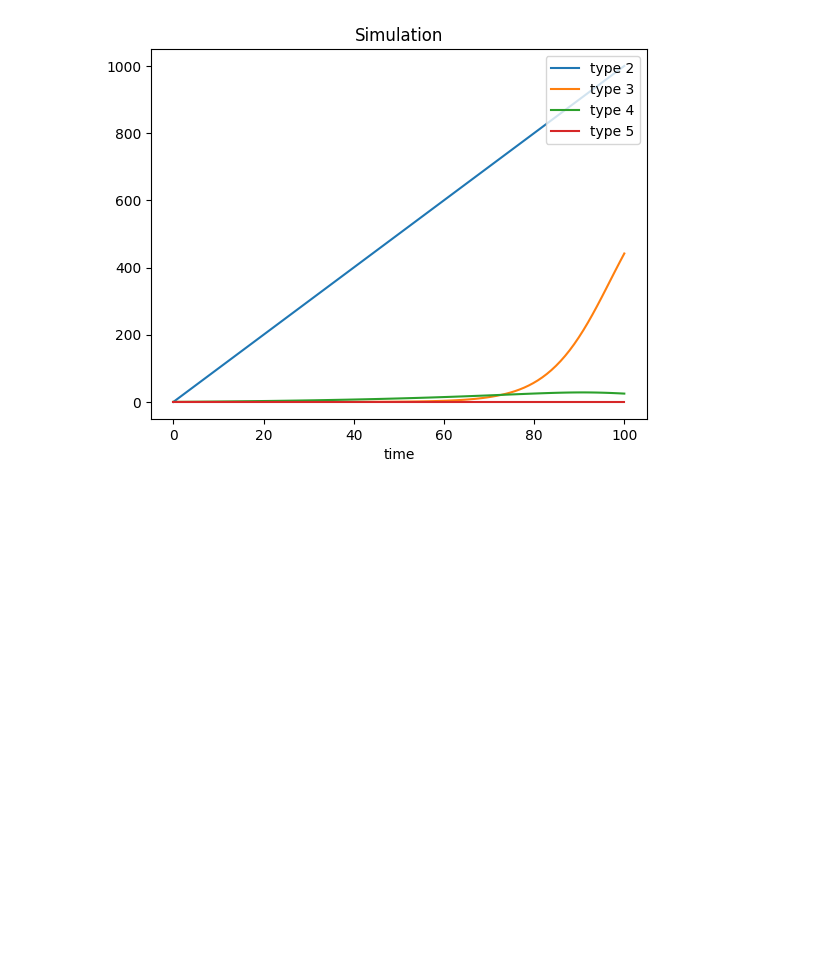
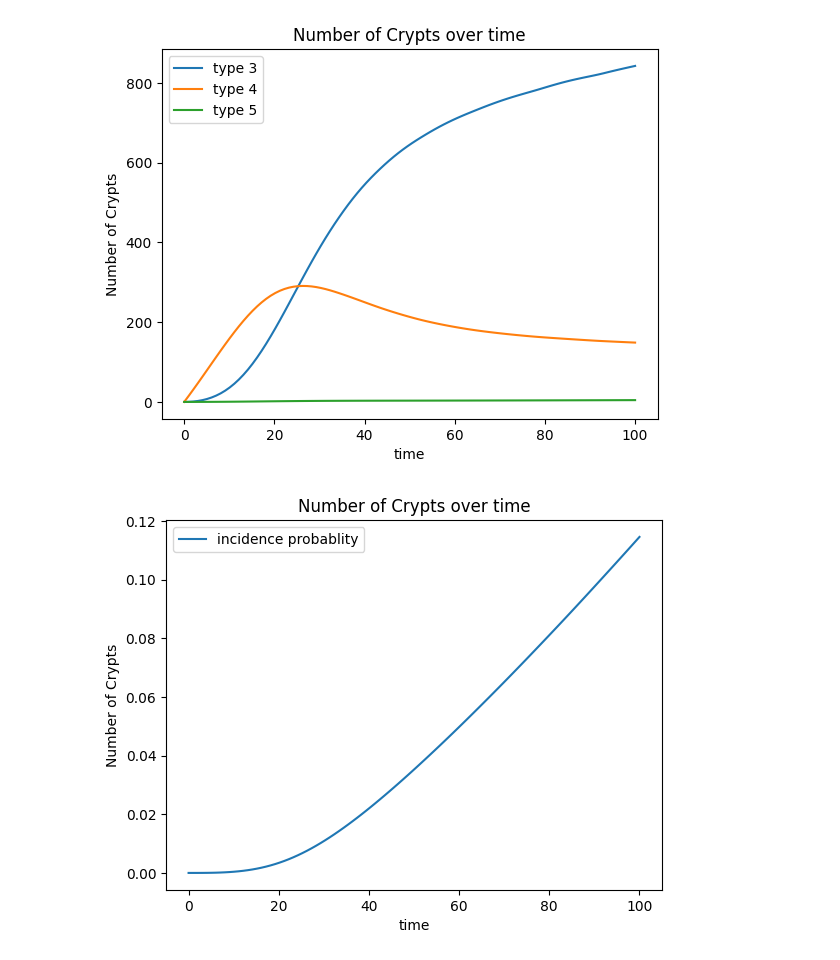
Before and after one commit to ivanygao/UW_AMATH422-522_AspirinColorectalCancer, a Jupyter notebook: sensitivity.ipynb, the cells around one changed output. Saved outputs shown, nothing was run; the diff lists cells and outputs as text; code cells hidden in the pictures; blank space fills up the shorter version.

```diff
--- a/sensitivity.ipynb
+++ b/sensitivity.ipynb
@@ -14,44 +14,55 @@ def sortEig(A):
     v_sorted = v[:, idx]
     return l_sorted, v_sorted
 
-def ode_system(t, y, R12, R14, R23, R25, R36, R45, R56, KA, KR, gamma3, gamma4, gamma5, delta):
-    n1, n2, n3, n4, n5, P = y
+def ode_system(t, y, R12, R14, R23, R25, R36, R45, R56, KA, KR, gamma3, gamma4, gamma5, delta, damp1 = 1, damp2 = 1, damp3 = 1, damp4 = 1, damp5 = 1, damp6 = 1):
+    n1, n2, n3, n4, n5, P = y * [damp1, damp2, damp3, damp4, damp5, damp6]
     sum_n345 = n3 + n4 + n5
     CC_A = 1 - sum_n345 / KA
     CC_R = 1 - sum_n345 / KR
     dn1dt = - (R12 + R14)*n1
-    dn2dt = R23*n1 - (R23 + R25)*n2
+    dn2dt = R12*n1 - (R23 + R25)*n2
     dn3dt = R23*n2 - R36*n3 + gamma3*n3*CC_A - delta*n3
     dn4dt = R14*n1 - R45*n4 + gamma4*n4*CC_R - delta*n4
-    dn5dt = R25*n2 - R45*n4 - R56*n5 + gamma5*n5*CC_R - delta*n5
+    dn5dt = R25*n2 + R45*n4 - R56*n5 + gamma5*n5*CC_R - delta*n5
     dPdt = (R56*n5 + R36*n3)*(1-P)
     return [dn1dt, dn2dt, dn3dt, dn4dt, dn5dt, dPdt]
 # %%
+r1 = 150
 N_crypts = 1e+7
-u = 10e-7
-mu = 10e-9
+u = 10e-7 * r1
+mu = 10e-9 * r1
 gamma3 = 0.2
 gamma4 = 0.077
 gamma5 = 0.077
 delta = 0.05
 KA = 1000
 KR = 600
 sol = solve_ivp(ode_system, [tspan[0], tspan[-1]], y0=[N_crypts, 0, 0, 0, 0, 0], t_eval=tspan, method="RK45",
     args=(2*u, mu, u, mu, mu, 2*u, u, KA, KR, gamma3, gamma4, gamma5, delta))
 
 # plt.plot(sol.t, sol.y[0,:], label='1') # this is too big to plot
-plt.plot(sol.t, sol.y[1,:], label="type 2") # linear growth
+# plt.plot(sol.t, sol.y[1,:], label="type 2") # linear growth
 plt.plot(sol.t, sol.y[2,:], label="type 3")
 plt.plot(sol.t, sol.y[3,:], label="type 4")
 plt.plot(sol.t, sol.y[4,:], label="type 5")
 # plt.plot(sol.t, sol.y[5,:], label='incidence probablity')
 plt.xlabel('time')
-plt.legend(loc='upper right')
-plt.title("Simulation")
+plt.ylabel('Number of Crypts')
+plt.legend(loc='upper left')
+plt.title("Number of Crypts over time")
 plt.savefig('figures/Simulation.png')
 plt.show()
+
+plt.plot(sol.t, sol.y[5,:], label='incidence probablity')
+plt.xlabel('time')
+plt.ylabel('Number of Crypts')
+plt.legend(loc='upper left')
+plt.title("Number of Crypts over time")
+plt.savefig('figures/Simulation.png')
+plt.show()
 # %% [output]
-[figure, old version]
+[figure, new version]
+[figure, added]
 # %%
 # Define the symbols used in the matrix
 R12, R14, R23, R25, R36, R45, R56 = symbols('R12 R14 R23 R25 R36 R45 R56')
```
Also changed, not shown: parts of 3 cells of this notebook, 2 other files.
